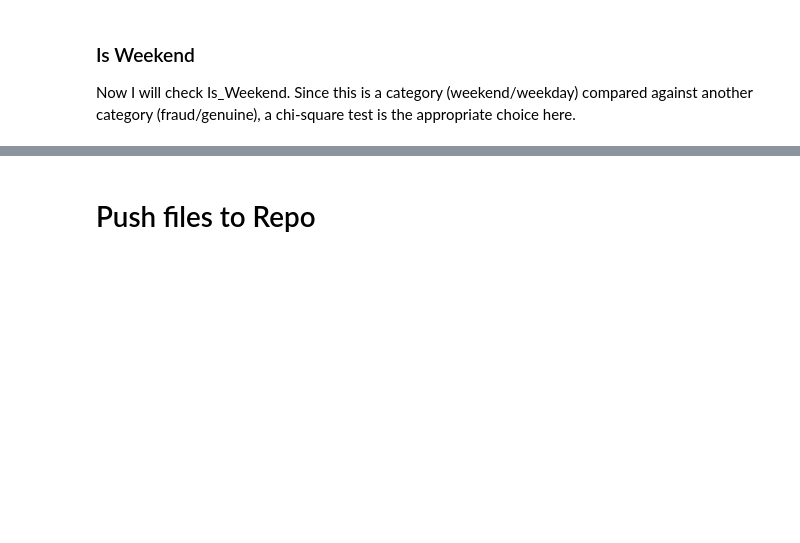
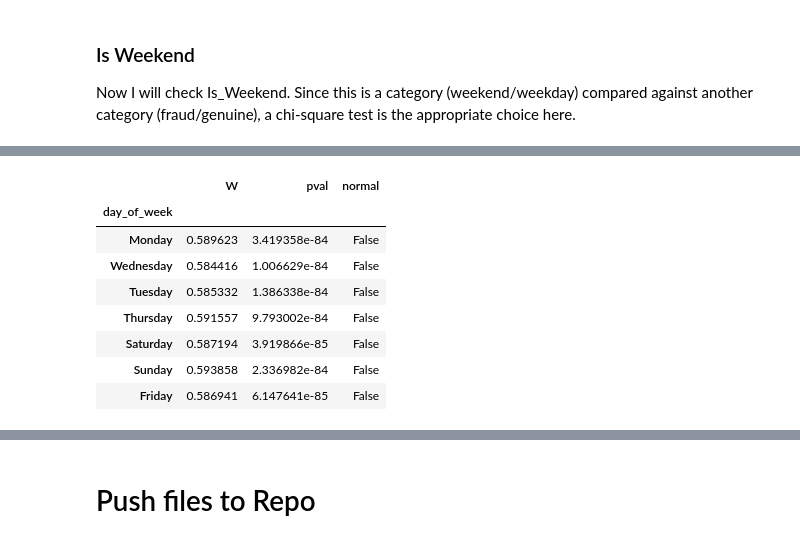
Before and after one commit to navmann99/Fraud-Analysis, a Jupyter notebook: jupyter_notebooks/02-EDA.ipynb, the cells around one changed output, grey strips where cells are left out. Saved outputs shown, nothing was run; the diff lists cells and outputs as text; code cells hidden in the pictures; blank space fills up the shorter version.

```diff
--- a/jupyter_notebooks/02-EDA.ipynb
+++ b/jupyter_notebooks/02-EDA.ipynb
@@ -370,0 +395,12 @@ Now  I will check Is_Weekend. Since this is a category (weekend/weekday) compare
+# %%
+pg.normality(df, dv='Fraud_Label', group='day_of_week', alpha=0.05)
+# %% [output]
+|  | W | pval | normal |
+| day_of_week |  |  |  |
+| Monday | 0.589623 | 3.419358e-84 | False |
+| Wednesday | 0.584416 | 1.006629e-84 | False |
+| Tuesday | 0.585332 | 1.386338e-84 | False |
+| Thursday | 0.591557 | 9.793002e-84 | False |
+| Saturday | 0.587194 | 3.919866e-85 | False |
+| Sunday | 0.593858 | 2.336982e-84 | False |
+| Friday | 0.586941 | 6.147641e-85 | False |
```
Also changed, not shown: parts of 9 cells of this notebook.
